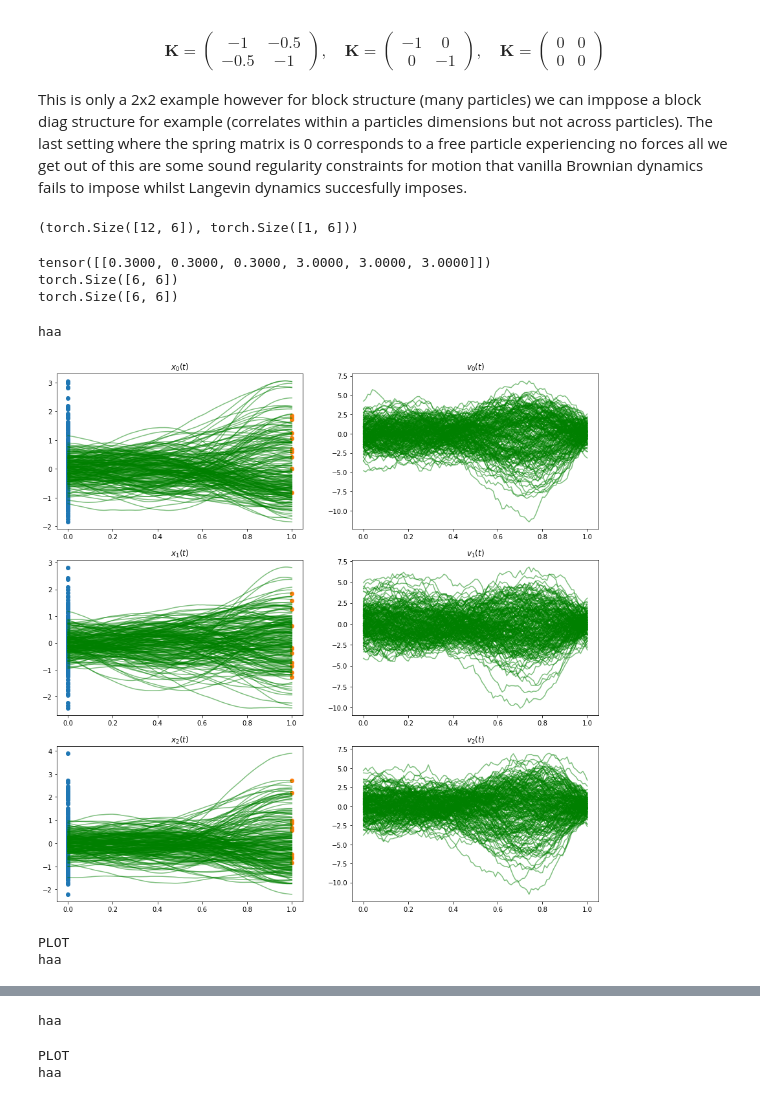
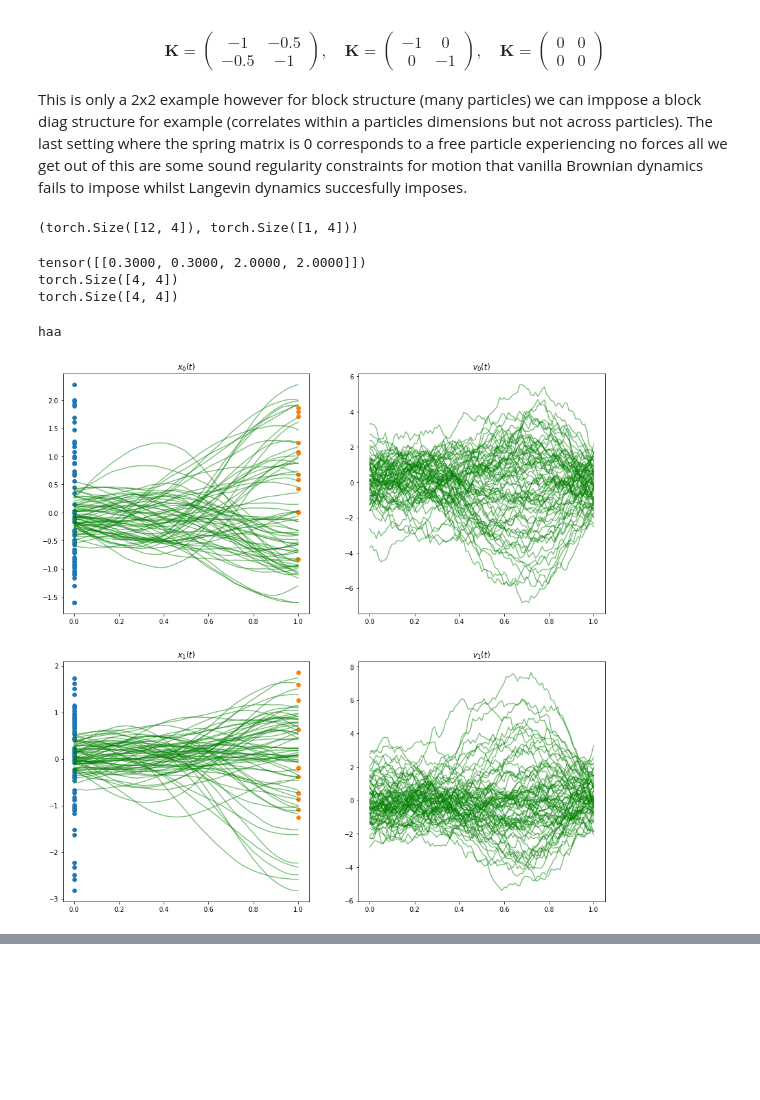
Before and after one commit to franciscovargas/GP_Sinkhorn, a Jupyter notebook: notebooks/GP_Drift_Fit-Lin-Langevin-Dynamics-MOCAP-Reduce.ipynb, the cells around one changed output, grey strips where cells are left out. Saved outputs shown, nothing was run; the diff lists cells and outputs as text; code cells hidden in the pictures; blank space fills up the shorter version.

```diff
--- a/notebooks/GP_Drift_Fit-Lin-Langevin-Dynamics-MOCAP-Reduce.ipynb
+++ b/notebooks/GP_Drift_Fit-Lin-Langevin-Dynamics-MOCAP-Reduce.ipynb
@@ -62,7 +62,7 @@ P_0 = []
 P_1 = []
 
 
-sensor_no = 3
+sensor_no = 2
 
 for k, v in full_dict.items():
     for k1, v1 in v.items():
@@ -281,9 +281,9 @@ num_samples = 15
 P_0_time_aug = torch.cat((P_0, torch.zeros(P_0.shape[0],1)), axis=1)
 # print(P_0_time_aug.shape)
 # %%
-dim = 3
+dim = sensor_no
 particles = 1
-gamma = 3
+gamma = 2
 sigma_t = create_prior_langevin_diffusion_coeficient(dim * particles, gamma=gamma)
 beta  = 3 # Damping
 free_particle = False
@@ -305,40 +305,38 @@ b_drift = create_prior_langevin_drift(
 # Shape debug
 b_drift(P_0_time_aug).shape, sigma_t.shape
 # %% [output]
-(torch.Size([12, 6]), torch.Size([1, 6]))
+(torch.Size([12, 4]), torch.Size([1, 4]))
 # %%
 sigma_tt = torch.tensor(sigma_t)
 sigma_tt[sigma_tt==0] = 0.3
 
 print(sigma_tt)
 prior_X_0=torch.cat((P_1,P_0))
 
 
-num_samples_prior = 50
+num_samples_prior = 35
 mu, std = P_0.mean(axis=0), torch.diag(P_0.std(axis=0))
 print(std.shape)
 prior_X_0_1 = torch.distributions.MultivariateNormal(mu.double().flatten(), std.double()).sample((num_samples_prior,))
 
 mu2, std2 = P_1.mean(axis=0), torch.diag(P_1.std(axis=0))
 print(std2.shape)
 prior_X_0_2 = torch.distributions.MultivariateNormal(mu2.double().flatten(), std2.double()).sample((num_samples_prior,))
 
 
 prior_X_0f = torch.cat((prior_X_0_1,prior_X_0_2))
 
 
 
 
 result = MLE_IPFP(
     P_0,P_1,
      N=N,prior_X_0=prior_X_0f,
     prior_drift=b_drift, iteration=10, sigma=(sigma_tt.flatten()),gp_mean_prior_flag=True, plot=True, langevin=True
 )
 # %% [output]
-tensor([[0.3000, 0.3000, 0.3000, 3.0000, 3.0000, 3.0000]])
-torch.Size([6, 6])
-torch.Size([6, 6])
+tensor([[0.3000, 0.3000, 2.0000, 2.0000]])
+torch.Size([4, 4])
+torch.Size([4, 4])
 haa
-[figure, old version]
+[figure, new version]
-PLOT
-haa
@@ -346,3 +342,0 @@ haa
-haa
-PLOT
-haa
```
Also changed, not shown: parts of 1 cell of this notebook.
